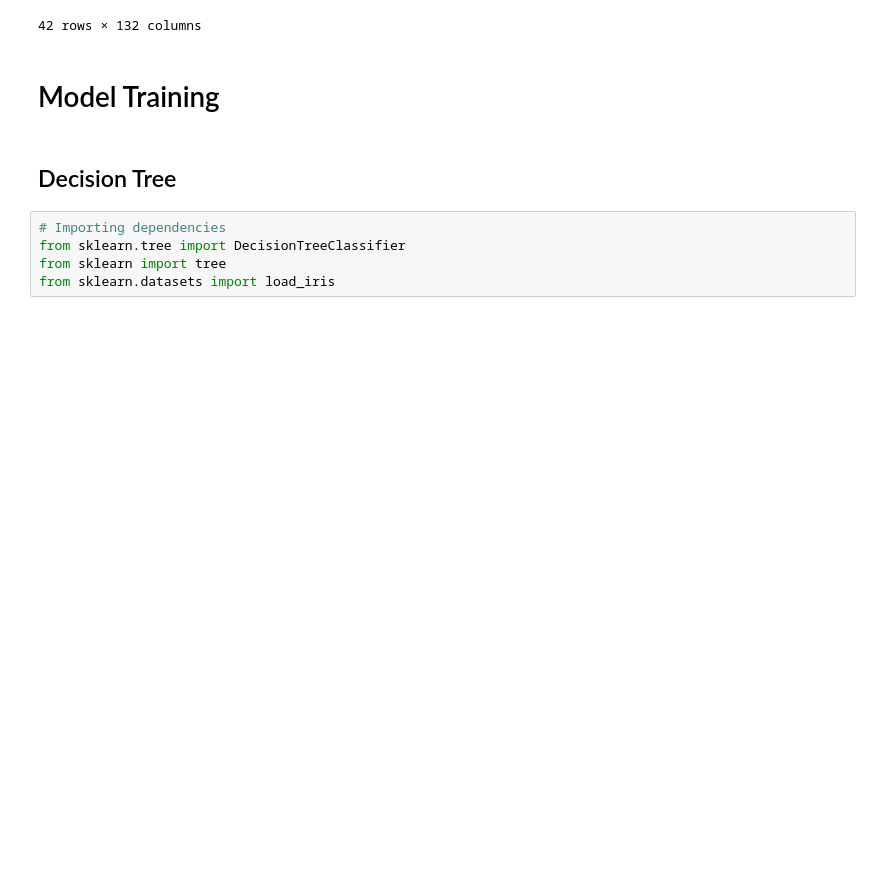
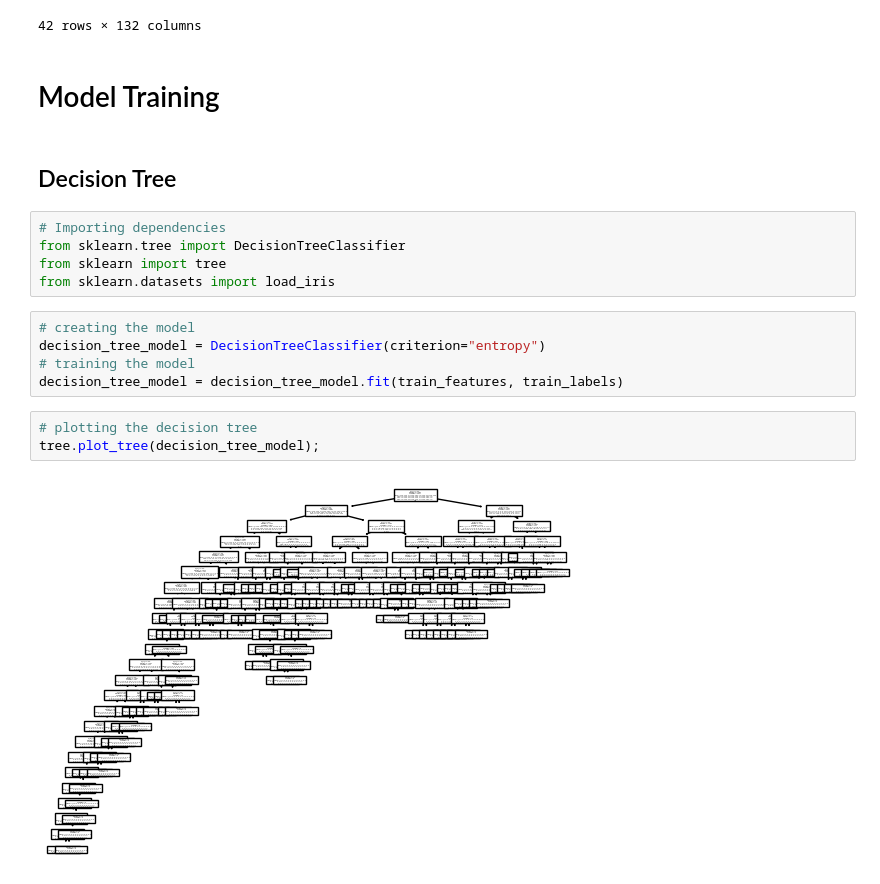
Before and after one commit to biruk-kassaw/disease-prediction-from-symptoms, a Jupyter notebook: disease prediction from symptoms.ipynb, the cells around one changed output. Drawn from its saved outputs; the diff is of its cells as text; blank space fills up the shorter version.

```diff
--- a/disease prediction from symptoms.ipynb
+++ b/disease prediction from symptoms.ipynb
@@ -104,3 +104,13 @@ test_features
 from sklearn.tree import DecisionTreeClassifier
 from sklearn import tree
 from sklearn.datasets import load_iris
+# %%
+# creating the model
+decision_tree_model = DecisionTreeClassifier(criterion="entropy")
+# training the model
+decision_tree_model = decision_tree_model.fit(train_features, train_labels)
+# %%
+# plotting the decision tree
+tree.plot_tree(decision_tree_model);
+# %% [output]
+[figure, added]
```
Also changed, not shown: parts of 5 cells of this notebook, 1 other file.
